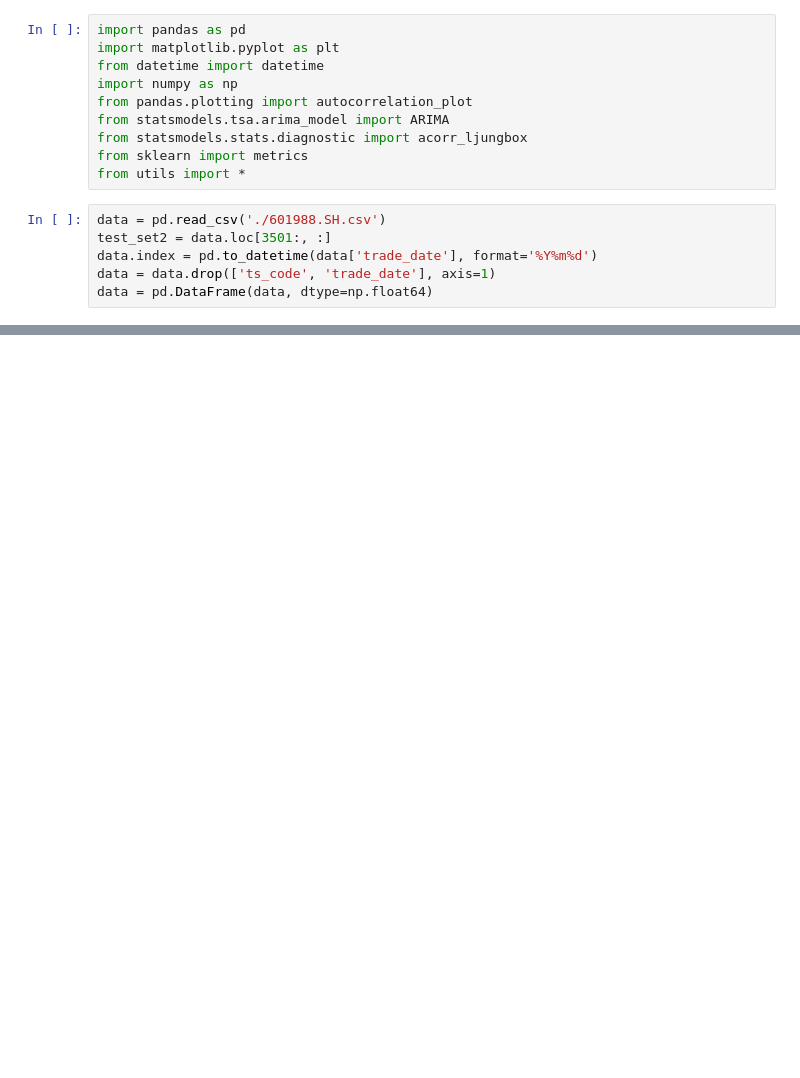
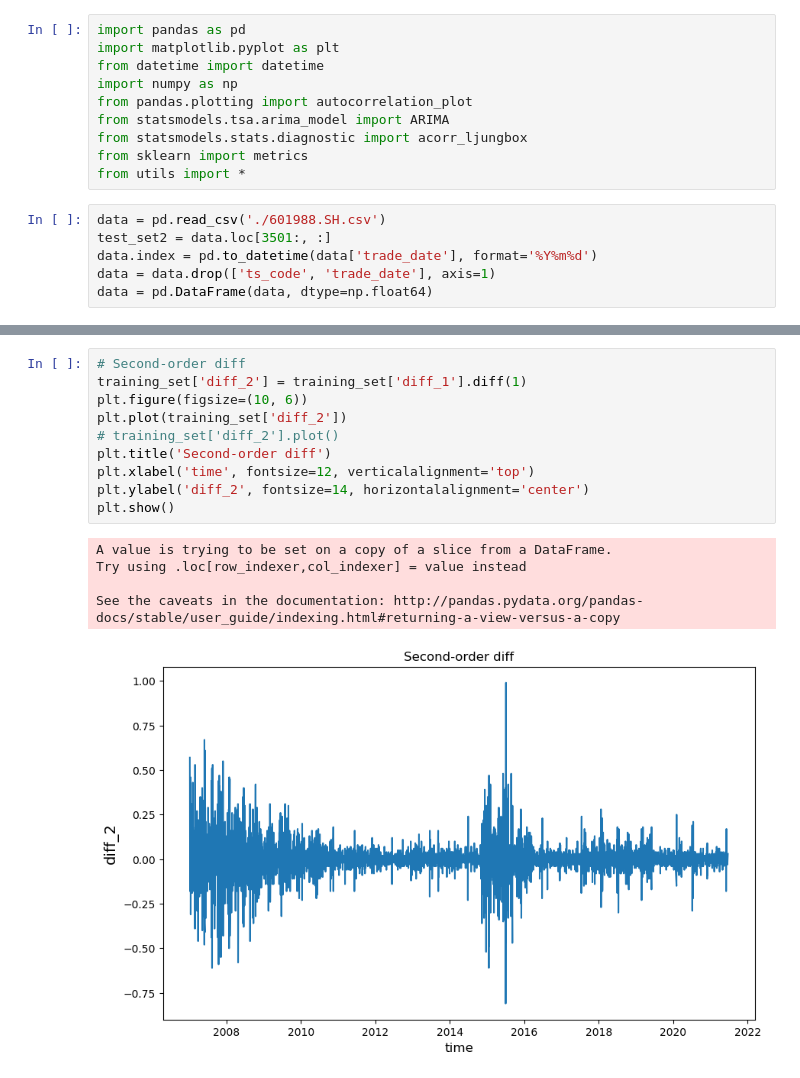
Before and after one commit to Hieucaohd/AttCLX, a Jupyter notebook: test_ARIMA.ipynb, the cells around one changed output, grey strips where cells are left out. Drawn from its saved outputs; the diff is of its cells as text; blank space fills up the shorter version.

```diff
--- a/test_ARIMA.ipynb
+++ b/test_ARIMA.ipynb
@@ -36,0 +57,16 @@ To register the converters:
+# %%
+# Second-order diff
+training_set['diff_2'] = training_set['diff_1'].diff(1)
+plt.figure(figsize=(10, 6))
+plt.plot(training_set['diff_2'])
+# training_set['diff_2'].plot()
+plt.title('Second-order diff')
+plt.xlabel('time', fontsize=12, verticalalignment='top')
+plt.ylabel('diff_2', fontsize=14, horizontalalignment='center')
+plt.show()
+# %% [output]
+A value is trying to be set on a copy of a slice from a DataFrame.
+Try using .loc[row_indexer,col_indexer] = value instead
+
+See the caveats in the documentation: http://pandas.pydata.org/pandas-docs/stable/user_guide/indexing.html#returning-a-view-versus-a-copy
+[figure, added]
```
Also changed, not shown: parts of 13 cells of this notebook, 10 other files.
